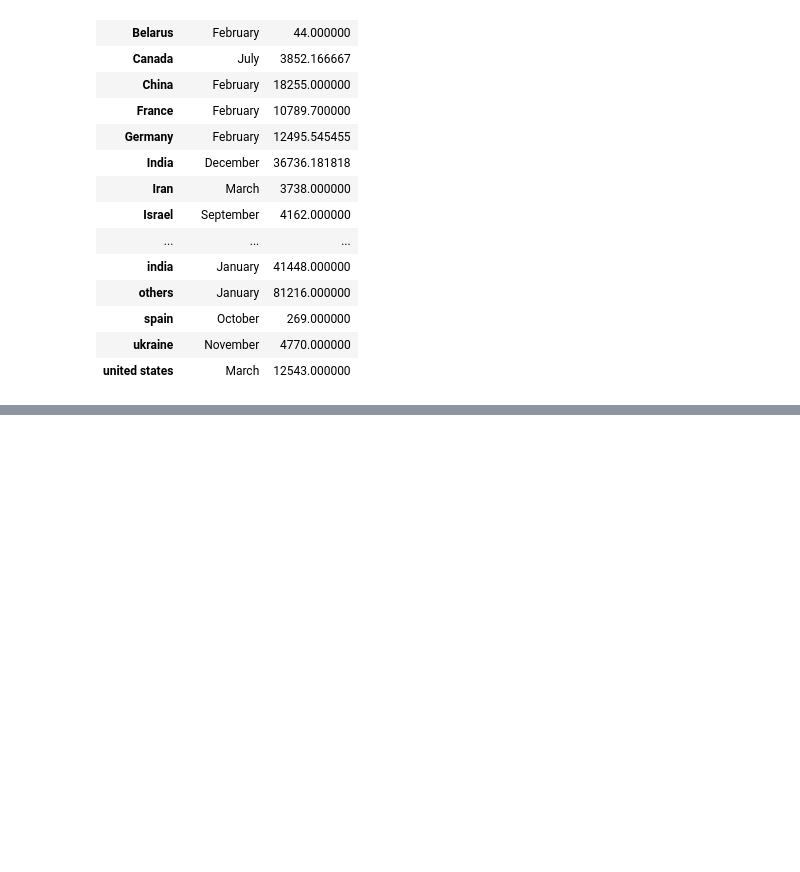
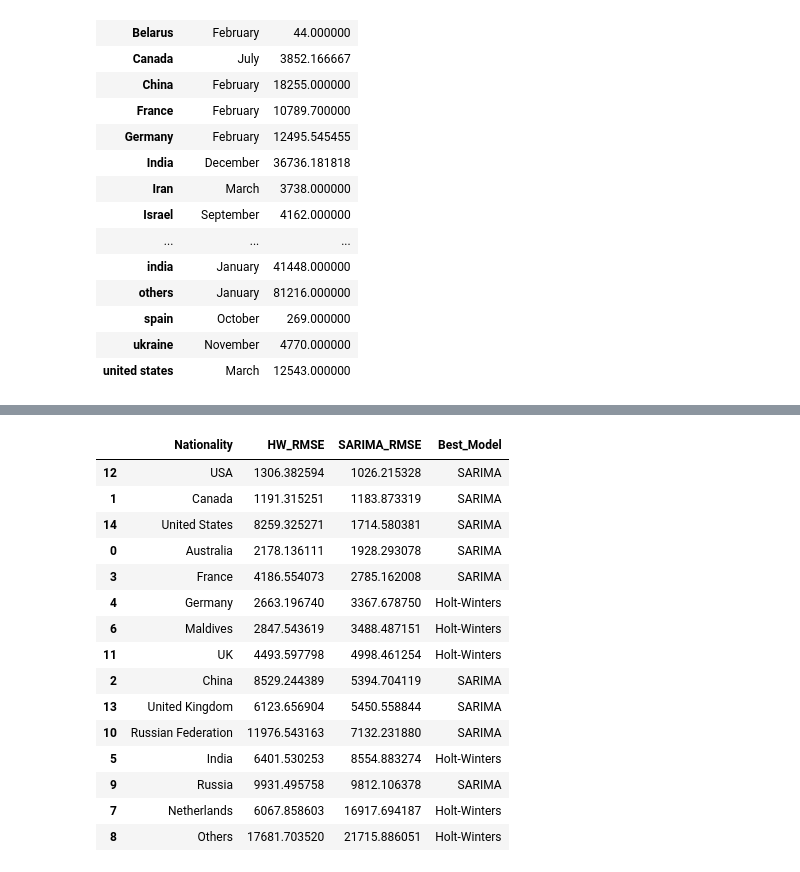
Before and after one commit to Kaveesha-Vihanga/DS_Project, a Jupyter notebook: arrival_prediction.ipynb, the cells around one changed output, grey strips where cells are left out. Cells and saved outputs as stored; diff of their text form; code cells hidden in the pictures; blank space fills up the shorter version.

```diff
--- a/arrival_prediction.ipynb
+++ b/arrival_prediction.ipynb
@@ -126,6 +126,7 @@ peak_months
 | united states | March | 12543.000000 |
 # %%
 from statsmodels.tsa.holtwinters import ExponentialSmoothing
+from statsmodels.tsa.statespace.sarimax import SARIMAX
 from sklearn.metrics import mean_squared_error
 import numpy as np
 
@@ -133,14 +134,10 @@ results_list = []
 forecasts = {}
 
 for nat in df["Nationality"].unique():
+    series = df[df["Nationality"]==nat].set_index("Date")["Arrivals"]
 
-    series = (
-        df[df["Nationality"] == nat]
-        .set_index("Date")["Arrivals"]
-    )
-
-    # Skip if data is too short
-    if len(series) < 24:
+    if len(series) < 36:
+        print(f"Skipping {nat} — not enough data")
         continue
 
     train = series[:-12]
@@ -148,12 +145,26 @@ for nat in df["Nationality"].unique():
 
     # Holt-Winters
     hw = ExponentialSmoothing(
-        train,
-        trend="add",
-        seasonal="add",
-        seasonal_periods=12
+        train, trend="add", seasonal="add", seasonal_periods=12
     ).fit()
-
     hw_pred = hw.forecast(12)
     hw_rmse = np.sqrt(mean_squared_error(test, hw_pred))
+
+    # SARIMA
+    sarima = SARIMAX(
+        train, order=(1,1,1), seasonal_order=(1,1,1,12),
+        enforce_stationarity=False, enforce_invertibility=False
+    ).fit(disp=False)
+    sarima_pred = sarima.forecast(12)
+    sarima_rmse = np.sqrt(mean_squared_error(test, sarima_pred))
+
+    # Store results
+    best_model = "SARIMA" if sarima_rmse < hw_rmse else "Holt-Winters"
+    results_list.append({
+        "Nationality": nat,
+        "HW_RMSE": hw_rmse,
+        "SARIMA_RMSE": sarima_rmse,
+        "Best_Model": best_model
+    })
+    forecasts[nat] = {"HW": hw_pred, "SARIMA": sarima_pred}
 # %% [output]
@@ -162,0 +195,20 @@ from statsmodels.tsa.statespace.sarimax import SARIMAX
+# %%
+results_df = pd.DataFrame(results_list)
+results_df.sort_values("SARIMA_RMSE")
+# %% [output]
+|  | Nationality | HW_RMSE | SARIMA_RMSE | Best_Model |
+| 12 | USA | 1306.382594 | 1026.215328 | SARIMA |
+| 1 | Canada | 1191.315251 | 1183.873319 | SARIMA |
+| 14 | United States | 8259.325271 | 1714.580381 | SARIMA |
+| 0 | Australia | 2178.136111 | 1928.293078 | SARIMA |
+| 3 | France | 4186.554073 | 2785.162008 | SARIMA |
+| 4 | Germany | 2663.196740 | 3367.678750 | Holt-Winters |
+| 6 | Maldives | 2847.543619 | 3488.487151 | Holt-Winters |
+| 11 | UK | 4493.597798 | 4998.461254 | Holt-Winters |
+| 2 | China | 8529.244389 | 5394.704119 | SARIMA |
+| 13 | United Kingdom | 6123.656904 | 5450.558844 | SARIMA |
+| 10 | Russian Federation | 11976.543163 | 7132.231880 | SARIMA |
+| 5 | India | 6401.530253 | 8554.883274 | Holt-Winters |
+| 9 | Russia | 9931.495758 | 9812.106378 | SARIMA |
+| 7 | Netherlands | 6067.858603 | 16917.694187 | Holt-Winters |
+| 8 | Others | 17681.703520 | 21715.886051 | Holt-Winters |
```
Also changed, not shown: parts of 3 cells of this notebook.
